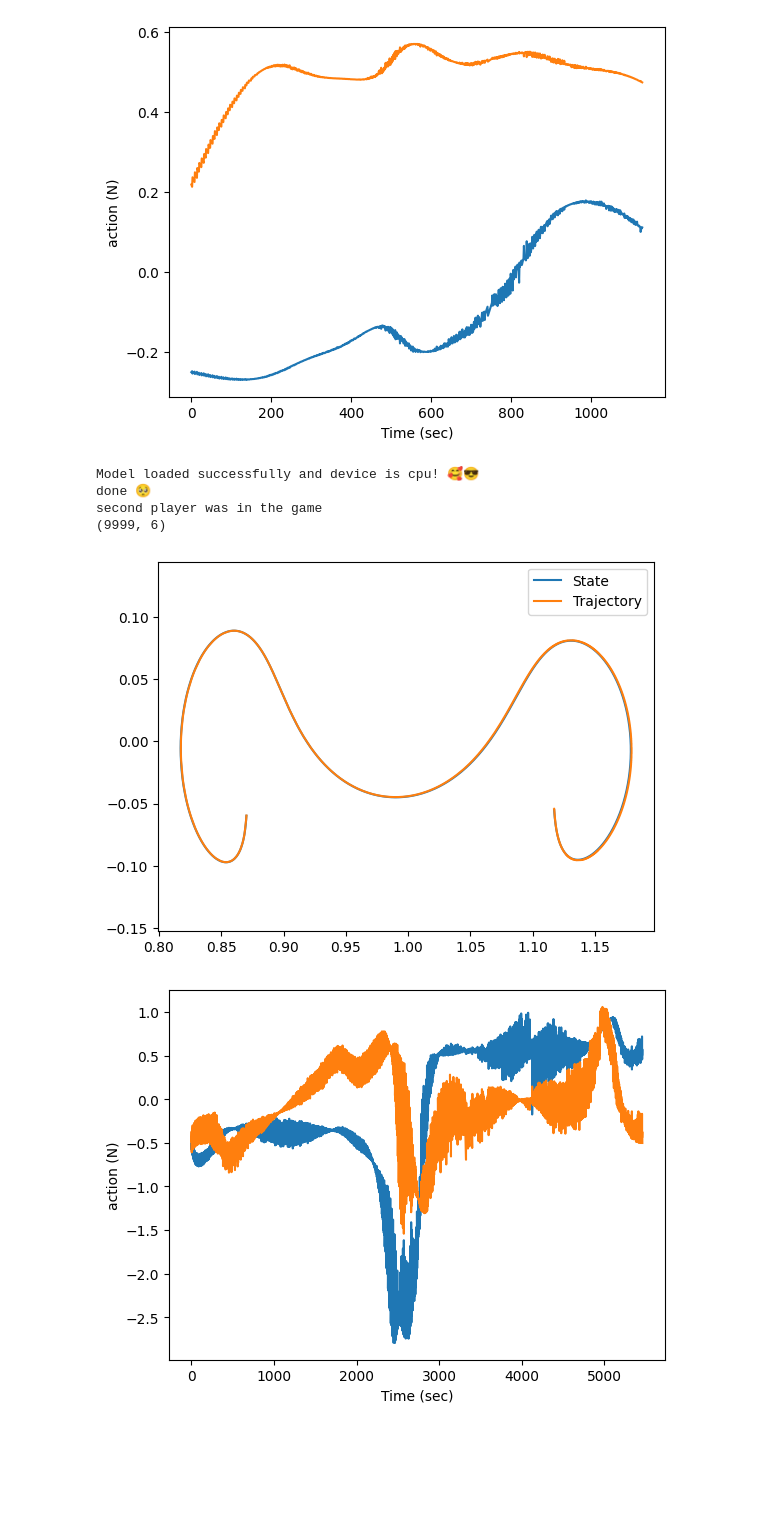
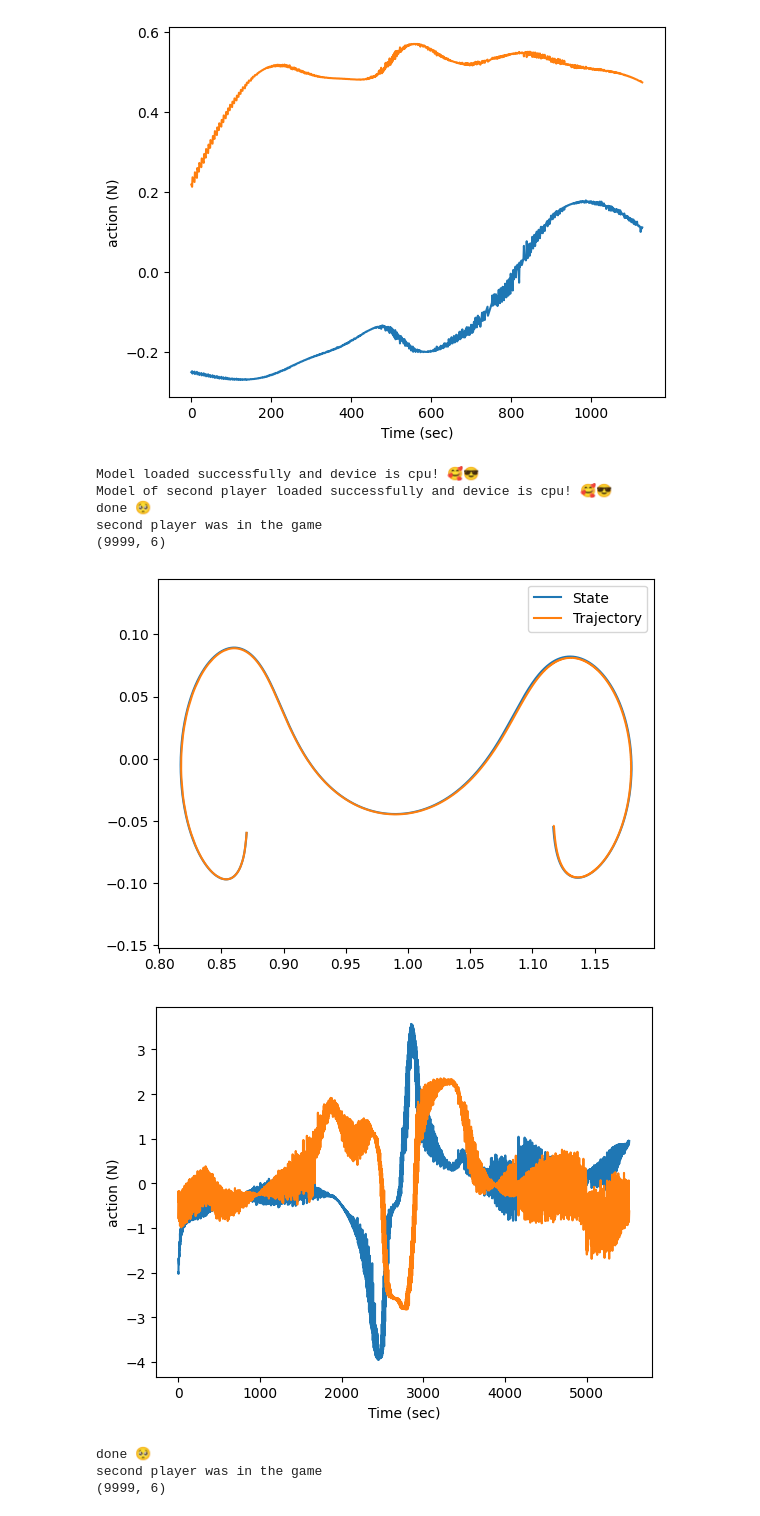
Before and after one commit to alibaniasad1999/master-thesis, a Jupyter notebook: Code/Python/TBP/PPO/ZeroSum/ZS_PPO.ipynb, the cells around one changed output. Saved outputs shown, nothing was run; the diff lists cells and outputs as text; code cells hidden in the pictures; blank space fills up the shorter version.

Commit message:
fix load function for second player and zs with trained colab worked well

```diff
--- a/Code/Python/TBP/PPO/ZeroSum/ZS_PPO.ipynb
+++ b/Code/Python/TBP/PPO/ZeroSum/ZS_PPO.ipynb
@@ -104,11 +104,17 @@ second player was in the game
 [figure]
 # %%
 zs_ppo.load()
+zs_ppo.load_1()
 zs_ppo.test(deterministic=True)
+zs_ppo.test(deterministic=True)
 # %% [output]
 Model loaded successfully and device is cpu! 🥰😎
+Model of second player loaded successfully and device is cpu! 🥰😎
 done 🥺
 second player was in the game
 (9999, 6)
-[figure, old version]
+[figure, new version]
-[figure, old version]
+[figure, new version]
+done 🥺
+second player was in the game
+(9999, 6)
```
Also changed, not shown: parts of 3 cells of this notebook, 12 other files.
